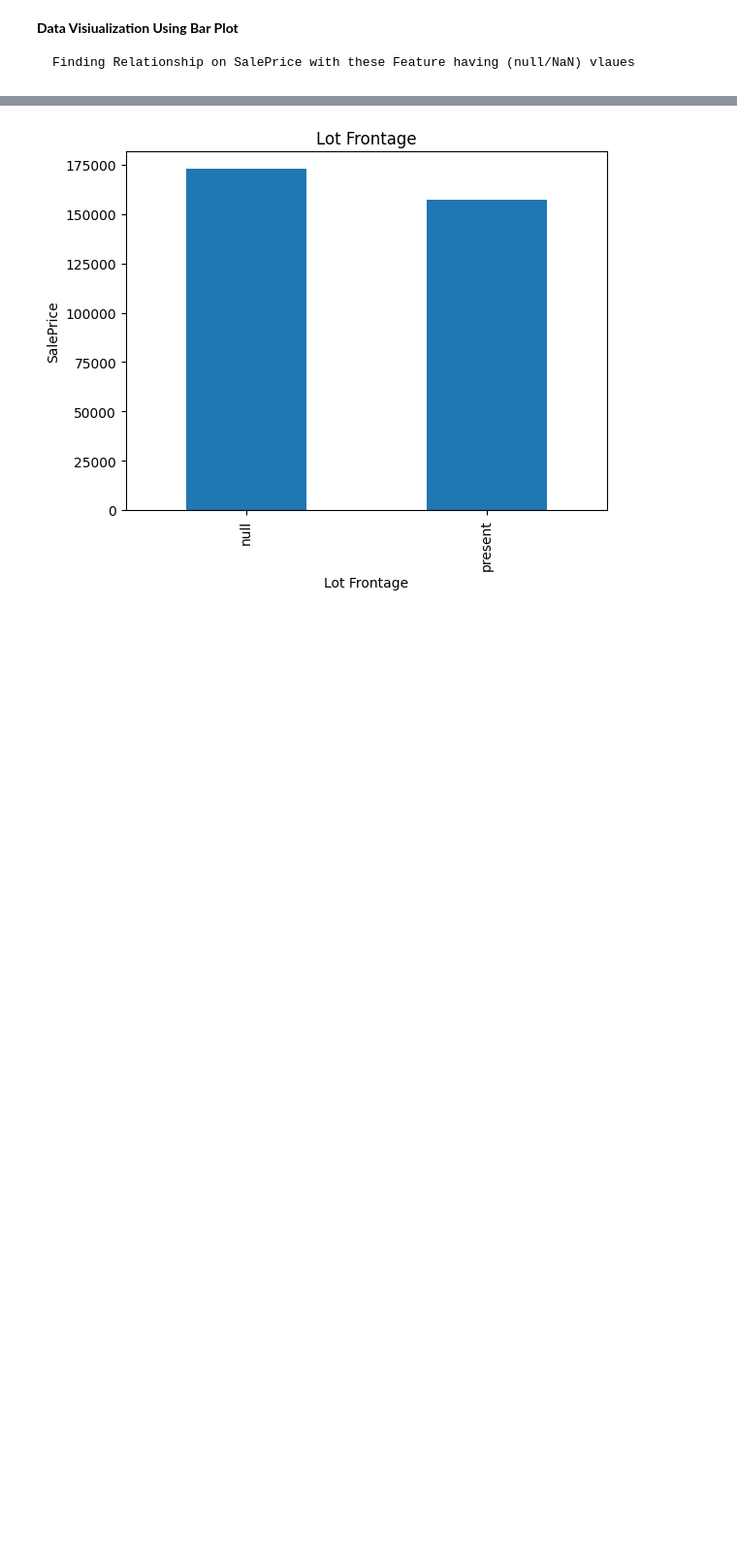
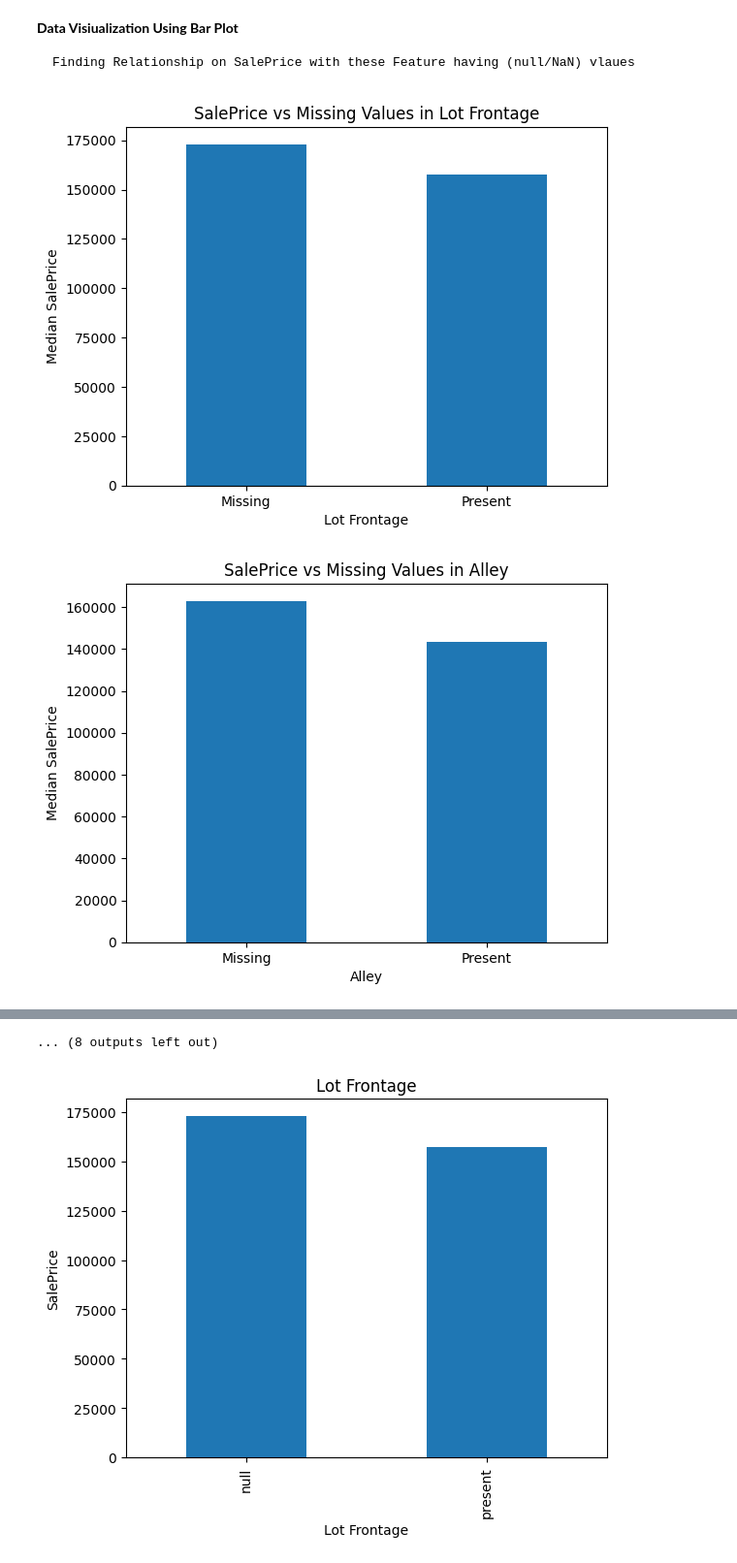
Before and after one commit to udayasherkar94-prog/Applied-Machine-Learning, a Jupyter notebook: SupervisedLearning/LinearRegression/UsingScikit-Learn/03_Regression/House_Price_Prediction_Model/notebooks/02_EDA.ipynb, the cells around one changed output, grey strips where cells are left out. Shown at 97% size. Saved outputs shown, nothing was run; the diff lists cells and outputs as text; code cells hidden in the pictures; blank space fills up the shorter version.

````diff
--- a/SupervisedLearning/LinearRegression/UsingScikit-Learn/03_Regression/House_Price_Prediction_Model/notebooks/02_EDA.ipynb
+++ b/SupervisedLearning/LinearRegression/UsingScikit-Learn/03_Regression/House_Price_Prediction_Model/notebooks/02_EDA.ipynb
@@ -122,3 +185,29 @@ dtype: int64
 ```
 Finding Relationship on SalePrice with these Feature having (null/NaN) vlaues
 ```
+# %%
+for feature in feature_with_na:
+
+    data = df.copy()
+
+    # Identify missing and available values
+    data[feature] = np.where(
+        data[feature].isnull(),
+        "Missing",
+        "Present"
+    )
+
+    # Calculate median SalePrice
+    result = data.groupby(feature)["SalePrice"].median()
+
+    # Plot comparison
+    result.plot.bar()
+
+    plt.title(f"SalePrice vs Missing Values in {feature}")
+    plt.xlabel(feature)
+    plt.ylabel("Median SalePrice")
+    plt.xticks(rotation=0)
+    plt.show()
+# %% [output]
+[figure, added]
+[figure, added]
@@ -125,3 +224,4 @@ Finding Relationship on SalePrice with these Feature having (null/NaN) vlaues
+... (8 outputs left out)
 # %%
 for feature in feature_with_na:
     data = df.copy()
````
Also changed, not shown: parts of 13 cells of this notebook.
